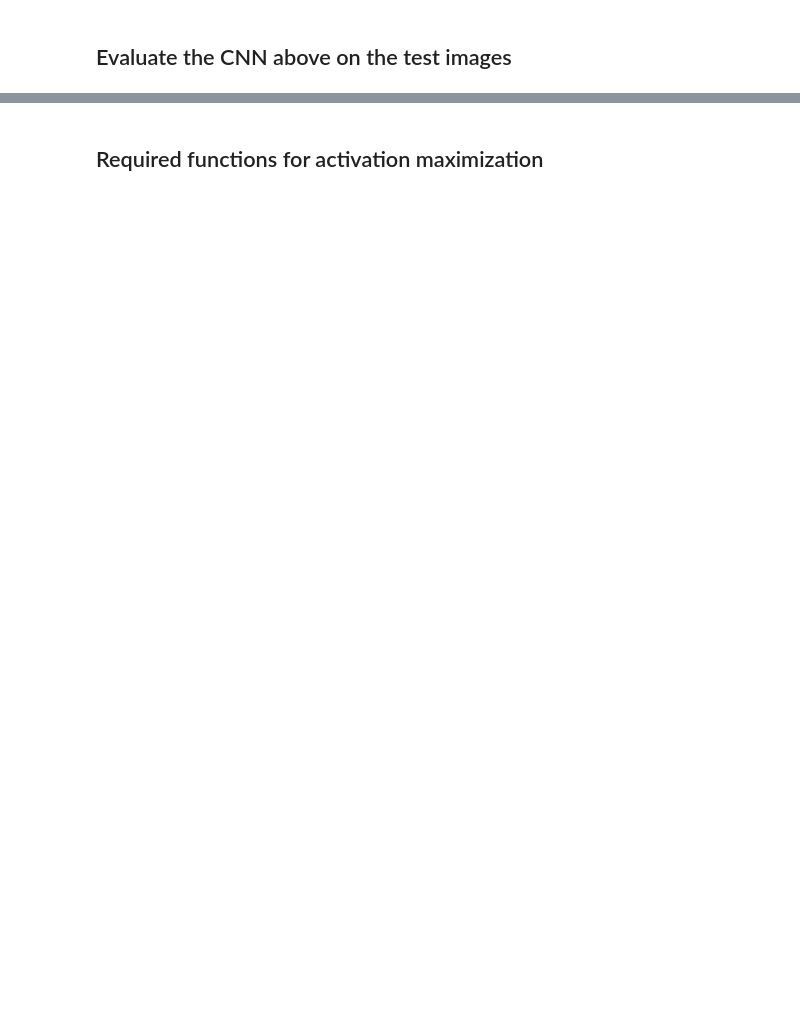
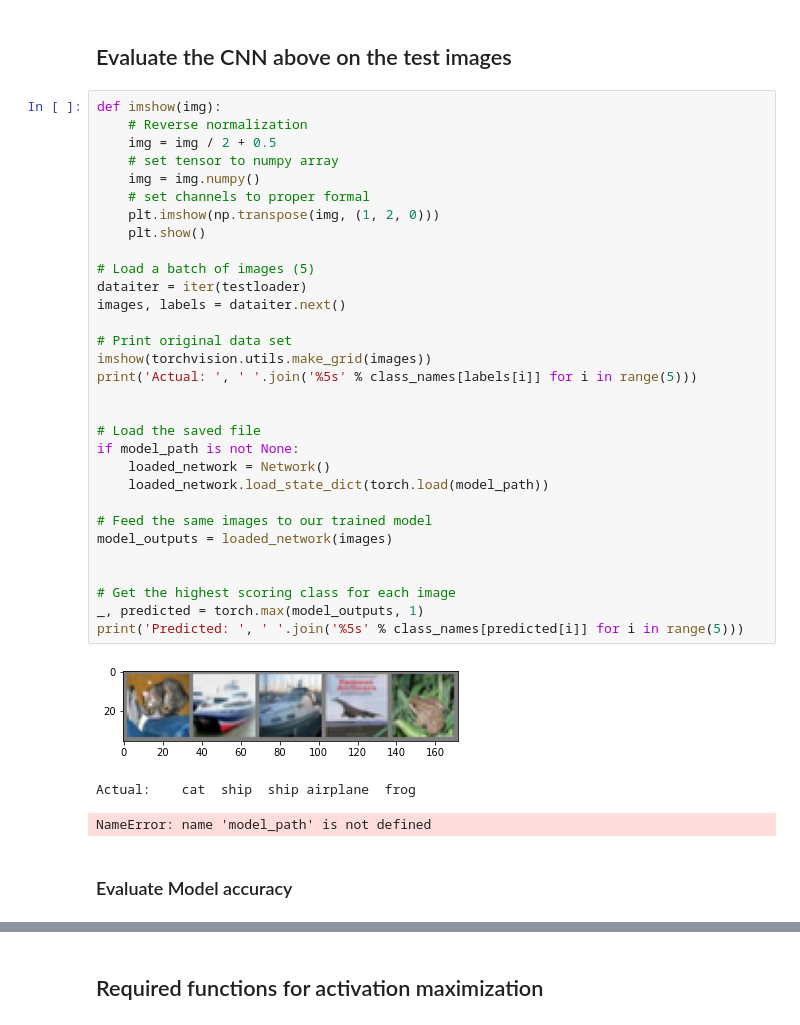
Before and after one commit to nazliensafi/COMP432-Fall2021, a Jupyter notebook: Classifier interpretability/Part3.ipynb, the cells around one changed output, grey strips where cells are left out. Drawn from its saved outputs; the diff is of its cells as text; blank space fills up the shorter version.

```diff
--- a/Classifier interpretability/Part3.ipynb
+++ b/Classifier interpretability/Part3.ipynb
@@ -131,2 +241,39 @@ Define, train and save a CNN classifier using any architecture you like, but kee
 # %% [markdown]
 ## Evaluate the CNN above on the test images
+# %%
+def imshow(img):
+    # Reverse normalization
+    img = img / 2 + 0.5
+    # set tensor to numpy array
+    img = img.numpy()
+    # set channels to proper formal
+    plt.imshow(np.transpose(img, (1, 2, 0)))
+    plt.show()
+
+# Load a batch of images (5)
+dataiter = iter(testloader)
+images, labels = dataiter.next()
+
+# Print original data set
+imshow(torchvision.utils.make_grid(images))
+print('Actual: ', ' '.join('%5s' % class_names[labels[i]] for i in range(5)))
+
+
+# Load the saved file
+if model_path is not None:
+    loaded_network = Network()
+    loaded_network.load_state_dict(torch.load(model_path))
+
+# Feed the same images to our trained model
+model_outputs = loaded_network(images)
+
+
+# Get the highest scoring class for each image
+_, predicted = torch.max(model_outputs, 1)
+print('Predicted: ', ' '.join('%5s' % class_names[predicted[i]] for i in range(5)))
+# %% [output]
+[figure, added]
+Actual:    cat  ship  ship airplane  frog
+NameError: name 'model_path' is not defined
+# %% [markdown]
+### Evaluate Model accuracy
```
Also changed, not shown: parts of 21 cells of this notebook, 7 other files.
